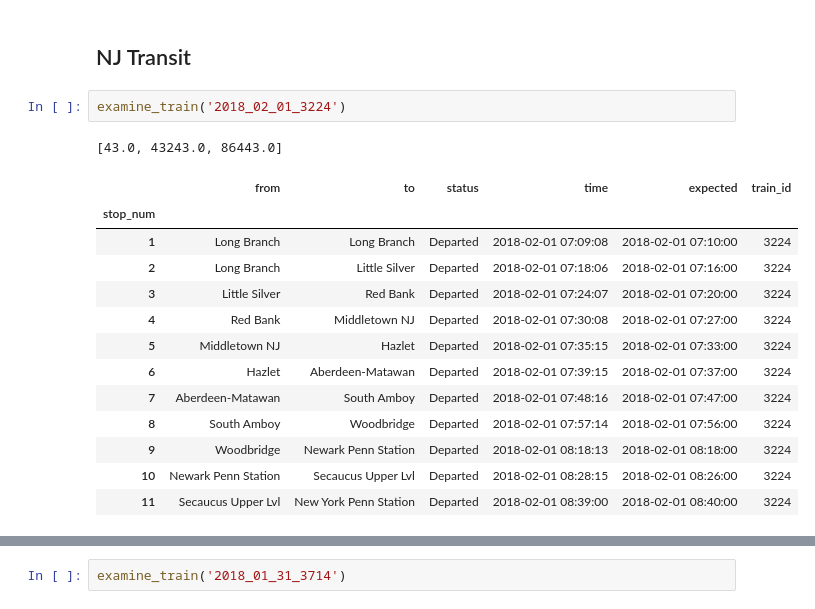
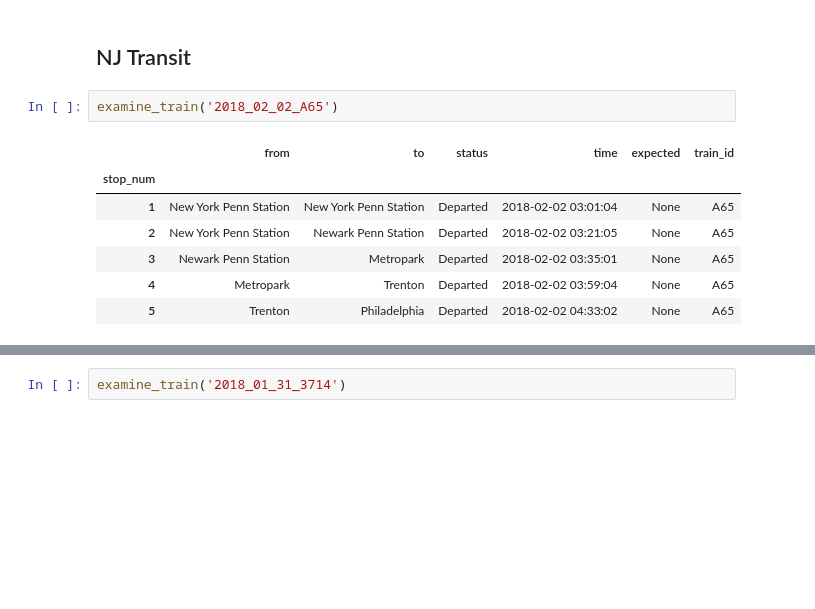
Before and after one commit to pranavbadami/njtransit, a Jupyter notebook: examine_trains.ipynb, the cells around one changed output, grey strips where cells are left out. Saved outputs shown, nothing was run; the diff lists cells and outputs as text; blank space fills up the shorter version.

```diff
--- a/examine_trains.ipynb
+++ b/examine_trains.ipynb
@@ -17,22 +17,15 @@ height has been deprecated.
 # %% [markdown]
 ## NJ Transit
 # %%
-examine_train('2018_02_01_3224')
+examine_train('2018_02_02_A65')
 # %% [output]
-[43.0, 43243.0, 86443.0]
 |  | from | to | status | time | expected | train_id |
 | stop_num |  |  |  |  |  |  |
-| 1 | Long Branch | Long Branch | Departed | 2018-02-01 07:09:08 | 2018-02-01 07:10:00 | 3224 |
-| 2 | Long Branch | Little Silver | Departed | 2018-02-01 07:18:06 | 2018-02-01 07:16:00 | 3224 |
-| 3 | Little Silver | Red Bank | Departed | 2018-02-01 07:24:07 | 2018-02-01 07:20:00 | 3224 |
-| 4 | Red Bank | Middletown NJ | Departed | 2018-02-01 07:30:08 | 2018-02-01 07:27:00 | 3224 |
-| 5 | Middletown NJ | Hazlet | Departed | 2018-02-01 07:35:15 | 2018-02-01 07:33:00 | 3224 |
-| 6 | Hazlet | Aberdeen-Matawan | Departed | 2018-02-01 07:39:15 | 2018-02-01 07:37:00 | 3224 |
-| 7 | Aberdeen-Matawan | South Amboy | Departed | 2018-02-01 07:48:16 | 2018-02-01 07:47:00 | 3224 |
-| 8 | South Amboy | Woodbridge | Departed | 2018-02-01 07:57:14 | 2018-02-01 07:56:00 | 3224 |
-| 9 | Woodbridge | Newark Penn Station | Departed | 2018-02-01 08:18:13 | 2018-02-01 08:18:00 | 3224 |
-| 10 | Newark Penn Station | Secaucus Upper Lvl | Departed | 2018-02-01 08:28:15 | 2018-02-01 08:26:00 | 3224 |
-| 11 | Secaucus Upper Lvl | New York Penn Station | Departed | 2018-02-01 08:39:00 | 2018-02-01 08:40:00 | 3224 |
+| 1 | New York Penn Station | New York Penn Station | Departed | 2018-02-02 03:01:04 | None | A65 |
+| 2 | New York Penn Station | Newark Penn Station | Departed | 2018-02-02 03:21:05 | None | A65 |
+| 3 | Newark Penn Station | Metropark | Departed | 2018-02-02 03:35:01 | None | A65 |
+| 4 | Metropark | Trenton | Departed | 2018-02-02 03:59:04 | None | A65 |
+| 5 | Trenton | Philadelphia | Departed | 2018-02-02 04:33:02 | None | A65 |
 # %%
 examine_train('2018_01_30_3712')
 # %% [output]
```
Also changed, not shown: parts of 3 cells of this notebook, 1 other file.
